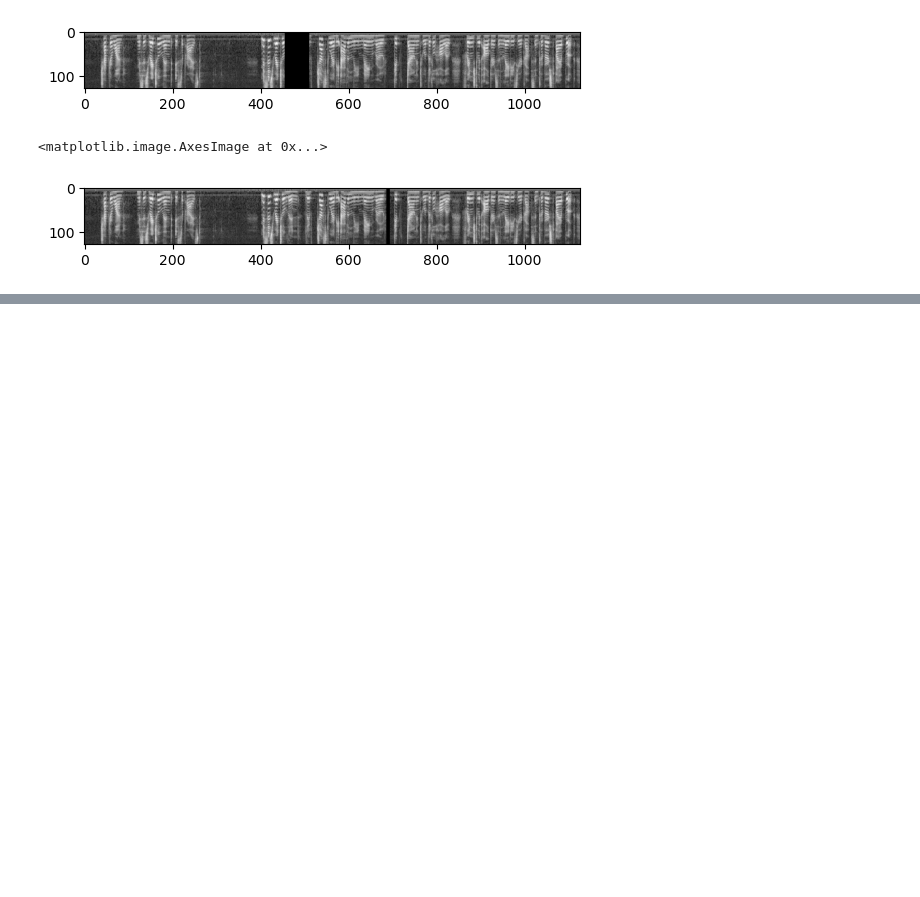
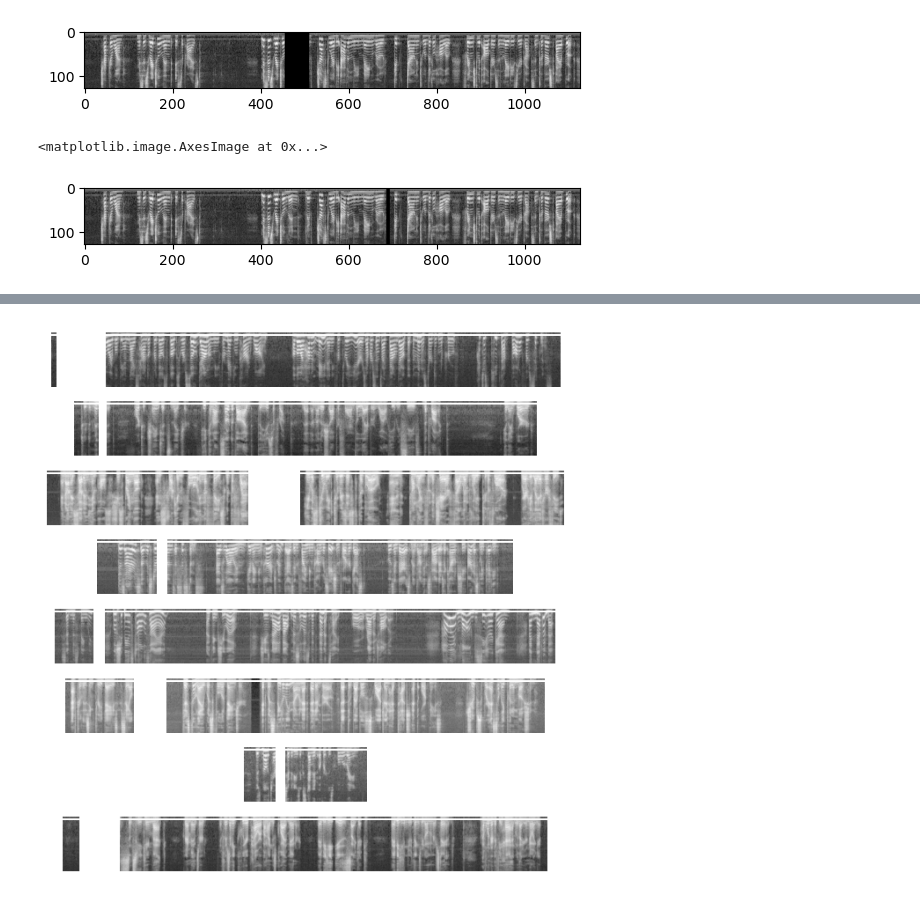
Before and after one commit to TimCares/MasterThesis, a Jupyter notebook: src/notebooks/dataset_test.ipynb, the cells around one changed output, grey strips where cells are left out. Saved outputs shown, nothing was run; the diff lists cells and outputs as text; code cells hidden in the pictures; blank space fills up the shorter version.

```diff
--- a/src/notebooks/dataset_test.ipynb
+++ b/src/notebooks/dataset_test.ipynb
@@ -162,0 +95,8 @@ def get_librispeech_dataset(spectrogram:bool=True, dataset:str="train-clean-100"
+# %%
+librispeech = get_librispeech_dataset(spectrogram=True, scale=True, dataset="train-clean-100", mask_percentage=0.3, consequitive=True,
+                 batch_size=8, shuffle=True, num_workers=1)
+# %%
+for X, y in librispeech:
+    x = X
+    y1=y
+    break
@@ -162,0 +127,11 @@ def get_librispeech_dataset(spectrogram:bool=True, dataset:str="train-clean-100"
+# %%
+figure = plt.figure(figsize=(8, 8))
+cols, rows = 1, 8
+for i in range(1, cols * rows + 1):
+    img = x[i-1]
+    figure.add_subplot(rows, cols, i)
+    plt.axis("off")
+    plt.imshow(img[0], cmap="gray")
+plt.show()
+# %% [output]
+[figure, added]
```
Also changed, not shown: parts of 4 cells of this notebook, 1 other file.
